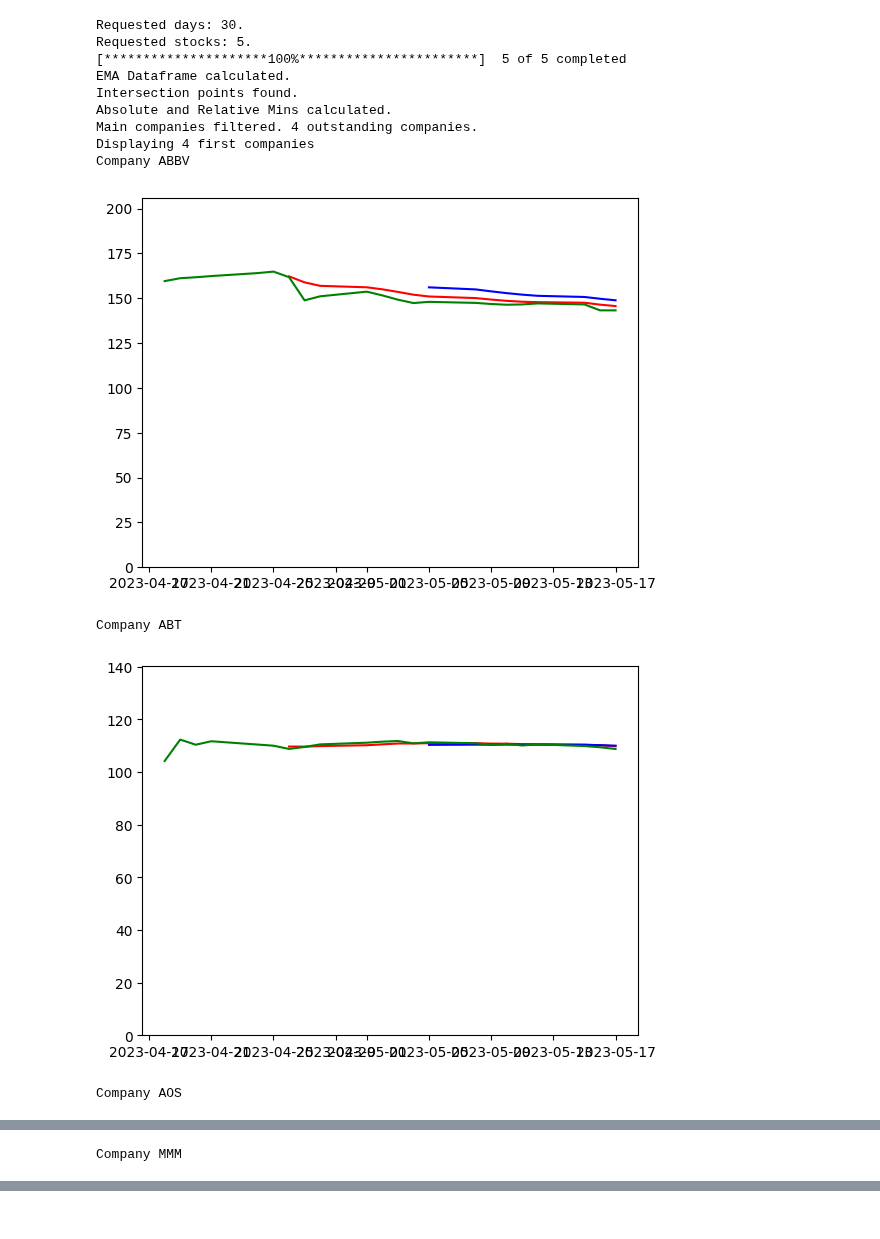
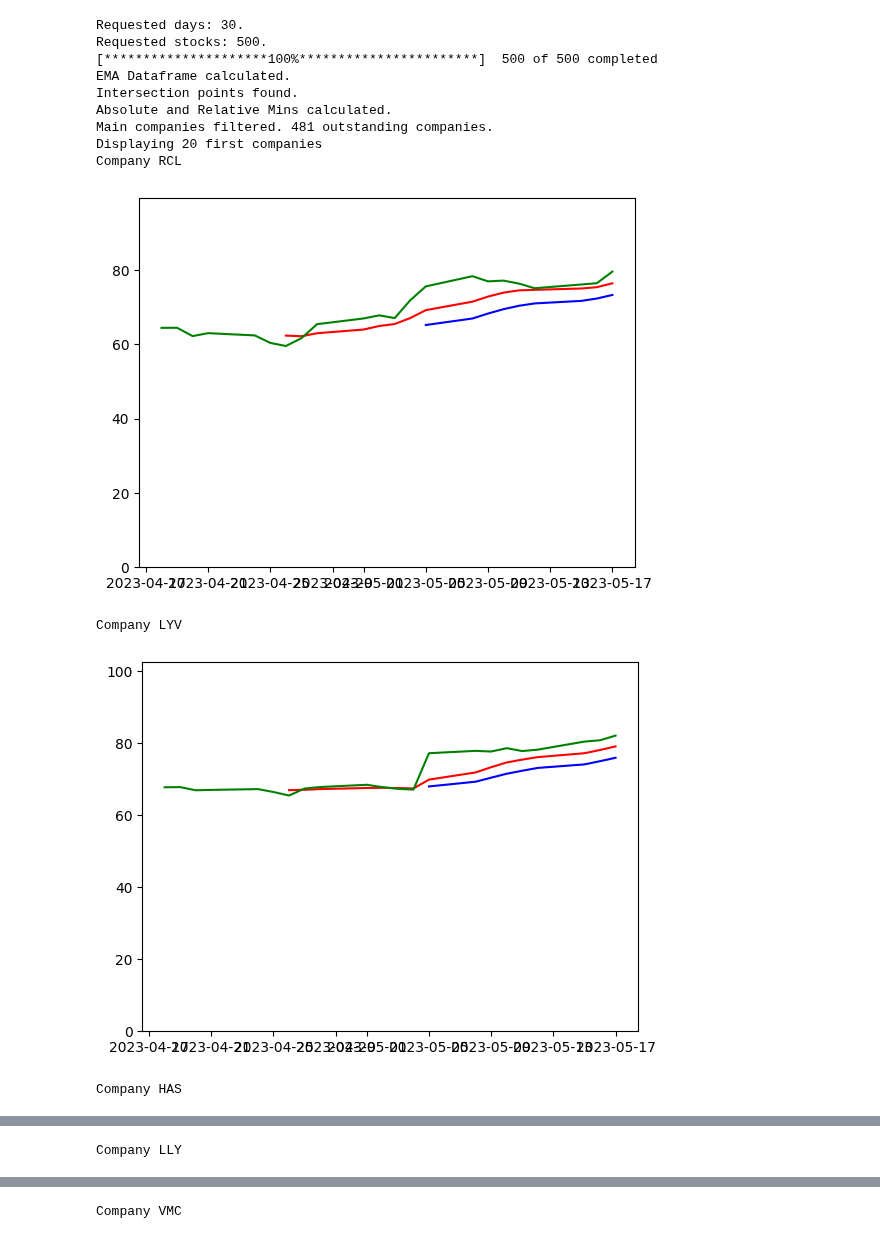
Before and after one commit to pablomleal/TA_Lib, a Jupyter notebook: index.ipynb, the cells around one changed output, grey strips where cells are left out. Saved outputs shown, nothing was run; the diff lists cells and outputs as text; code cells hidden in the pictures.

```diff
--- a/index.ipynb
+++ b/index.ipynb
@@ -8,7 +8,9 @@ warnings.filterwarnings('ignore')
 def get_and_store_raw_data(fromCSV, numberOfStocks=50, daysSince=30):
     if (fromCSV):
         print ("Returning stored data.")
-        (rawdata, spreads) = ((pd.read_csv('data/close.csv')).set_index('Date'), (pd.read_csv('data/spreads.csv')).set_index('Date'))
+        (rawdata, spreads, volumes) = ((pd.read_csv('data/close.csv')).set_index('Date'),
+                            (pd.read_csv('data/spreads.csv')).set_index('Date'),
+                            (pd.read_csv('data/volumes.csv')).set_index('Date'))
     else:
         downloadedData = retrieve.get_downloaded_data(numberOfStocks, daysSince)
         rawdata = downloadedData['Close']
@@ -16,6 +18,7 @@ def get_and_store_raw_data(fromCSV, numberOfStocks=50, daysSince=30):
         volumes = downloadedData['Volume']
         rawdata.to_csv('./data/close.csv')
         spreads.to_csv('./data/spreads.csv')
+        volumes.to_csv('./data/volumes.csv')
 
     return (rawdata, spreads, volumes)
 
@@ -62,7 +65,7 @@ filterSet = dict({
     "latestGrowth":0.005
      })
 
-def find_stocks(filterSet, numberOfStocks=5):
+def find_stocks(filterSet, numberOfStocks=500):
     (closes, spreads, volumes)= get_and_store_raw_data(fromCSV='keyStats' in globals(), numberOfStocks=numberOfStocks, daysSince=30)
     (EMA_df, keyStats) = processData(closes, QUICK_EMA_PERIOD=7, SLOW_EMA_PERIOD=14, latestWindow=2)
     showData(closes, EMA_df, keyStats, filterSet)
@@ -72,25 +75,25 @@ def find_stocks(filterSet, numberOfStocks=5):
 # %%
 (ts_today, ts_origin) = retrieve.get_timestamps(2)
 # %%
-if 'keyStats' in globals(): del(keyStats)
-(closes, spreads, volumes, EMA_df, keyStats, ) = find_stocks(dict({
+#if 'keyStats' in globals(): del(keyStats)
+(closes, spreads, volumes, EMA_df, keyStats) = find_stocks(dict({
     #"aboveAvgRatio":0.02,
     "aboveMinAbs":0, #Originally 0.0001
     #"minPositivePeriod":4,
     #"ratioContr":1,
     "latestGrowth":-5 #Originally 0.005
      }))
 # %% [output]
 Requested days: 30.
-Requested stocks: 5.
-[*********************100%***********************]  5 of 5 completed
+Requested stocks: 500.
+[*********************100%***********************]  500 of 500 completed
 EMA Dataframe calculated.
 Intersection points found.
 Absolute and Relative Mins calculated.
-Main companies filtered. 4 outstanding companies.
-Displaying 4 first companies
-Company ABBV
+Main companies filtered. 481 outstanding companies.
+Displaying 20 first companies
+Company RCL
-[figure, old version]
+[figure, new version]
-Company ABT
+Company LYV
-[figure, old version]
+[figure, new version]
-Company AOS
+Company HAS
@@ -98 +101 @@ Company AOS
-Company MMM
+Company LLY
@@ -99,0 +103 @@ Company MMM
+Company VMC
```
Also changed, not shown: parts of 4 cells of this notebook, 6 other files.
